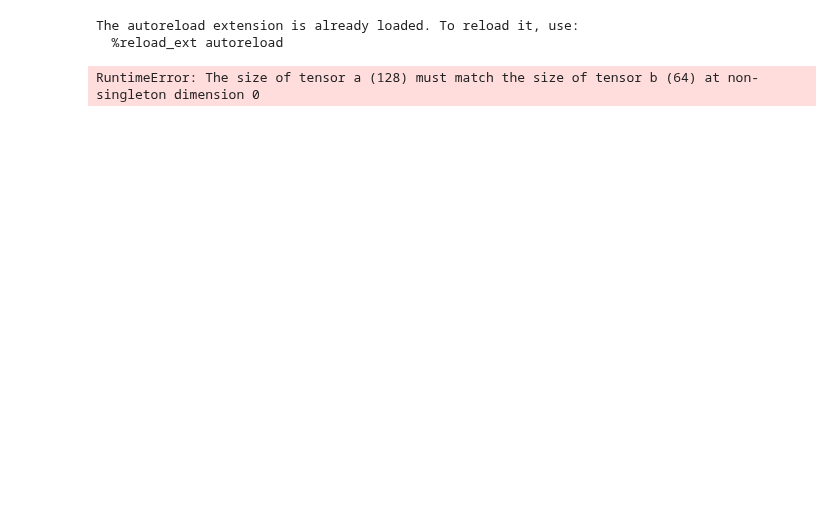
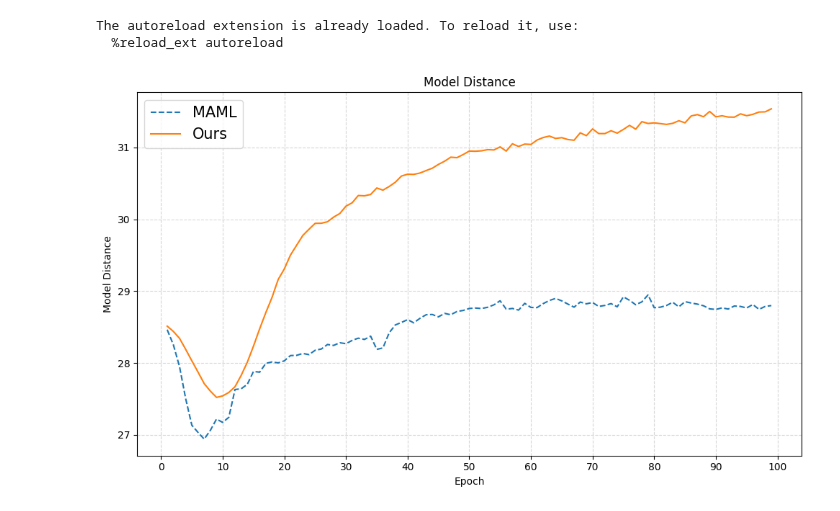
Before and after one commit to SKKUJMLim/prompt_maml, a Jupyter notebook: analysis/(ablation_study2) gradient_norm_and_weight_distance.ipynb, the cells around one changed output. Cells and saved outputs as stored; diff of their text form; code cells hidden in the pictures; blank space fills up the shorter version.

Commit message:
ablation_study : weight distance

```diff
--- a/analysis/(ablation_study2) gradient_norm_and_weight_distance.ipynb
+++ b/analysis/(ablation_study2) gradient_norm_and_weight_distance.ipynb
@@ -88,24 +109,24 @@ def plot_model_distance(epochs, dist1, dist2, label1='Ours', label2='Baseline'):
     plt.show()
 # %%
 # 실험 세팅
-prompt_ckpt_dir = '../only_mixup_MAML_Prompt_padding_5way_5shot_filter128_miniImagenet/saved_models'
-baseline_ckpt_dir = '../MAML_5way_5shot_filter64_miniImagenet/saved_models'
+prompt_ckpt_dir = '../MAML_Prompt_padding_5way_5shot_filter128_miniImagenet/saved_models'
+baseline_ckpt_dir = '../MAML_5way_5shot_filter128_miniImagenet/saved_models'
 
 # 공통된 epoch 리스트 생성
-epochs = list(range(1, 10))
+epochs = list(range(1, 100))
 prompt_checkpoints = [f"train_model_{e}" for e in epochs]
 baseline_checkpoints = [f"train_model_{e}" for e in epochs]
 
 # 기준 파라미터 추출
 sample_ckpt = torch.load(os.path.join(prompt_ckpt_dir, 'train_model_1'), map_location='cpu')
 reference_params = sample_ckpt['network']
 random_init_params = make_random_init_params(reference_params)
 
 # distance 계산
 prompt_dist = get_model_distance_from_fixed_random_init(random_init_params, prompt_ckpt_dir, prompt_checkpoints)
 baseline_dist = get_model_distance_from_fixed_random_init(random_init_params, baseline_ckpt_dir, baseline_checkpoints)
 
 # 시각화
-plot_model_distance(epochs, prompt_dist, baseline_dist, label1='Prompt', label2='MAML')
+plot_model_distance(epochs, prompt_dist, baseline_dist, label1='Ours', label2='MAML')
 # %% [output]
-RuntimeError: The size of tensor a (128) must match the size of tensor b (64) at non-singleton dimension 0
+[figure, added]
```
Also changed, not shown: parts of 2 cells of this notebook, 1 other file.
